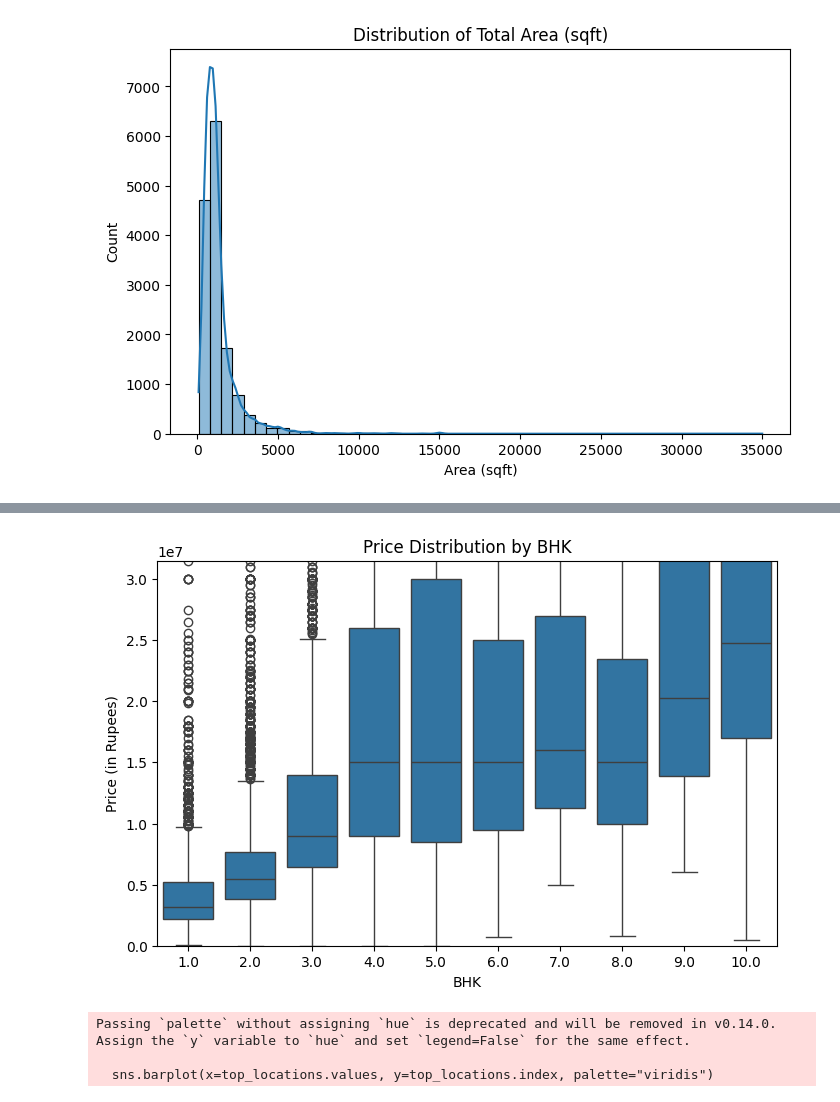
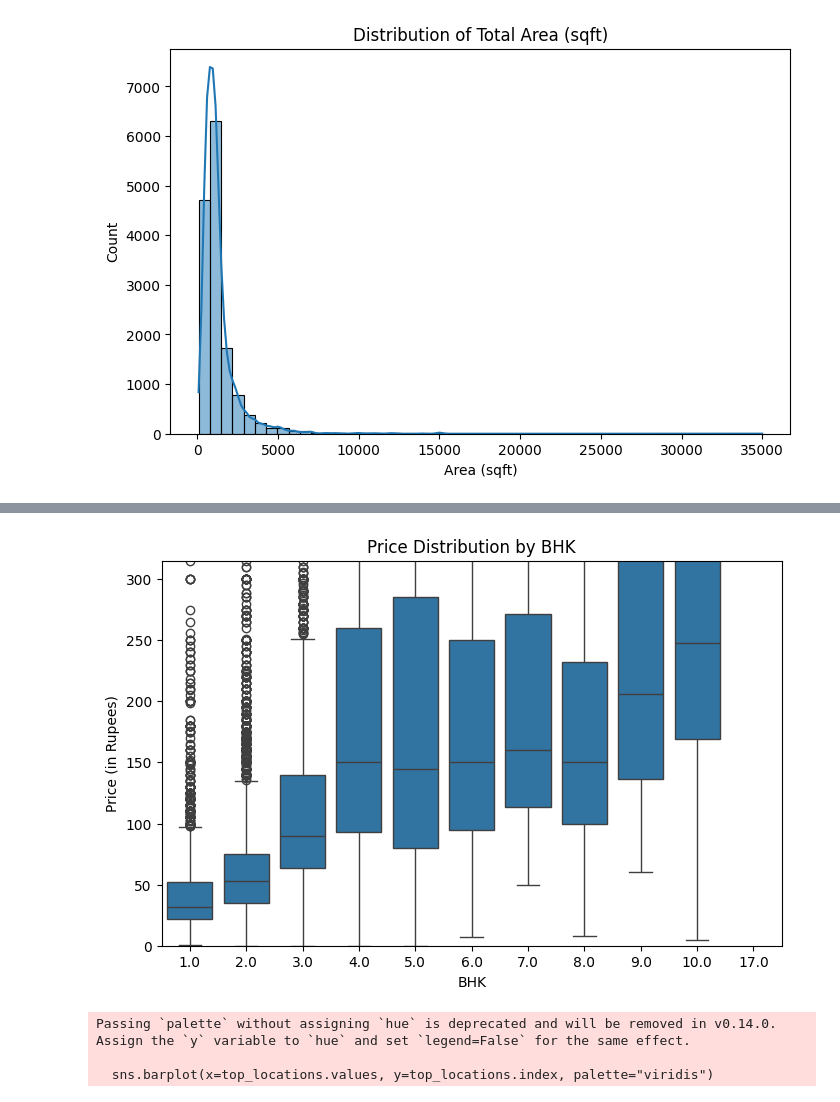
Before and after one commit to AabidMK/RealtyAI_Infosys_Internship_Aug2025, a Jupyter notebook: Price_Prediction.ipynb, the cells around one changed output, grey strips where cells are left out. Saved outputs shown, nothing was run; the diff lists cells and outputs as text; code cells hidden in the pictures.

```diff
--- a/Price_Prediction.ipynb
+++ b/Price_Prediction.ipynb
@@ -101,11 +103,19 @@ def clean_balcony(value):
 df["Balcony_Cleaned"] = df["Balcony"].apply(clean_balcony)
 # %%
 # Extract BHK
-import re
-def extract_bhk(title):
-    match = re.search(r"(\d+)\s*BHK", str(title))
+def extract_bhk_from_text(text):
+    match = re.search(r"(\d+)\s*BHK", str(text))
     if match:
         return int(match.group(1))
     return None
 
-df["BHK"] = df["Property Title"].apply(extract_bhk)
+# Try from Description first, else fallback to Property Title
+df["BHK"] = df.apply(
+    lambda row: extract_bhk_from_text(row.get("Description"))
+                if extract_bhk_from_text(row.get("Description")) is not None
+                else extract_bhk_from_text(row.get("Property Title")),
+    axis=1
+)
+
+# If still missing, you can fill with median or mode
+df["BHK"].fillna(df["BHK"].median(), inplace=True)
@@ -112,3 +129,15 @@ df["BHK"] = df["Property Title"].apply(extract_bhk)
+# %%
+def split_location(location):
+    parts = str(location).split(",")
+    if len(parts) > 1:
+        city = parts[-1].strip()
+        locality = ",".join(parts[:-1]).strip()
+    else:
+        city = None
+        locality = parts[0].strip()
+    return pd.Series([locality, city], index=["Locality", "City"])
+
+df[["Locality", "City"]] = df["Location"].apply(split_location)
 # %%
 df.head()
 # %% [output]
@@ -151,14 +200,14 @@ plt.show()
 # %%
 # Price vs BHK
 plt.figure(figsize=(8,5))
-sns.boxplot(x="BHK", y="Price_Cleaned", data=df)
+sns.boxplot(x="BHK", y="Price_Lakhs", data=df)
 plt.title("Price Distribution by BHK")
 plt.xlabel("BHK")
 plt.ylabel("Price (in Rupees)")
-plt.ylim(0, df["Price_Cleaned"].quantile(0.95))  # remove extreme outliers
+plt.ylim(0, df["Price_Lakhs"].quantile(0.95))  # remove extreme outliers
 plt.show()
 # %% [output]
-[figure, old version]
+[figure, new version]
 # %%
 #Top 10 Locations with most properties
 top_locations = df["Location"].value_counts().head(10)
```
Also changed, not shown: parts of 21 cells of this notebook.
